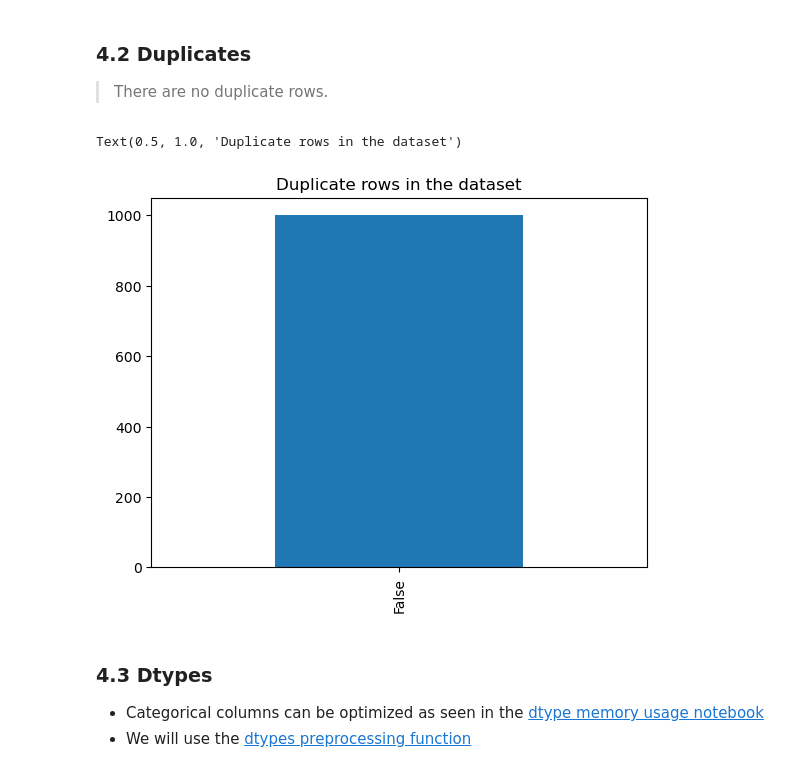
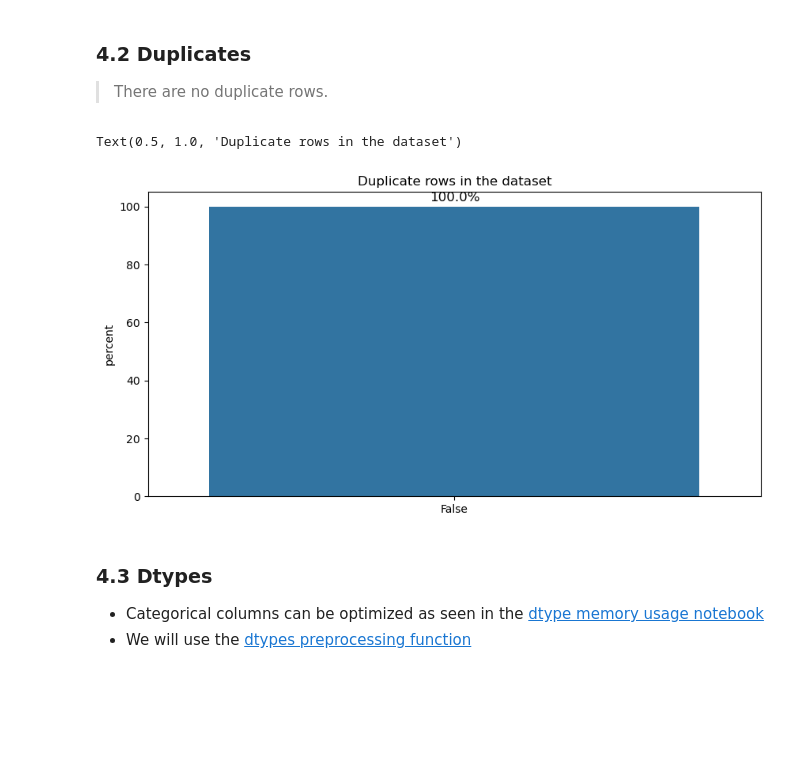
Before and after one commit to feed0/german-credit, a Jupyter notebook: notebooks/the_data.ipynb, the cells around one changed output. Drawn from its saved outputs; the diff is of its cells as text; code cells hidden in the pictures; blank space fills up the shorter version.

```diff
--- a/notebooks/the_data.ipynb
+++ b/notebooks/the_data.ipynb
@@ -134,13 +134,22 @@ for p in ax.patches:
 # %% [markdown]
 ### 4.2 Duplicates
 > There are no duplicate rows.
-# %%
-# Summary of duplicate rows
-df.duplicated().value_counts().plot(kind='bar')
-plt.title('Duplicate rows in the dataset')
-# %% [output]
-Text(0.5, 1.0, 'Duplicate rows in the dataset')
-[figure, removed]
+# %%
+fig, ax = plt.subplots(figsize=(10, 5))
+
+# Summary of duplicate rows
+sns.countplot(df.duplicated().value_counts(), stat='percent')
+
+# Annotate each bar with the count value
+for p in ax.patches:
+    ax.annotate(f'{p.get_height():.1f}%', (p.get_x() + p.get_width() / 2., p.get_height()),
+                ha='center', va='baseline', fontsize=12, color='black', xytext=(0, 5),
+                textcoords='offset points')
+
+plt.title('Duplicate rows in the dataset')
+# %% [output]
+Text(0.5, 1.0, 'Duplicate rows in the dataset')
+[figure, added]
 # %% [markdown]
 ### 4.3 Dtypes
 - Categorical columns can be optimized as seen in the [dtype memory usage notebook](/Users/felipecampelo/dev/projects/german_credit/notebooks/dtype_optimization.ipynb)
```
Also changed, not shown: parts of 5 cells of this notebook.
